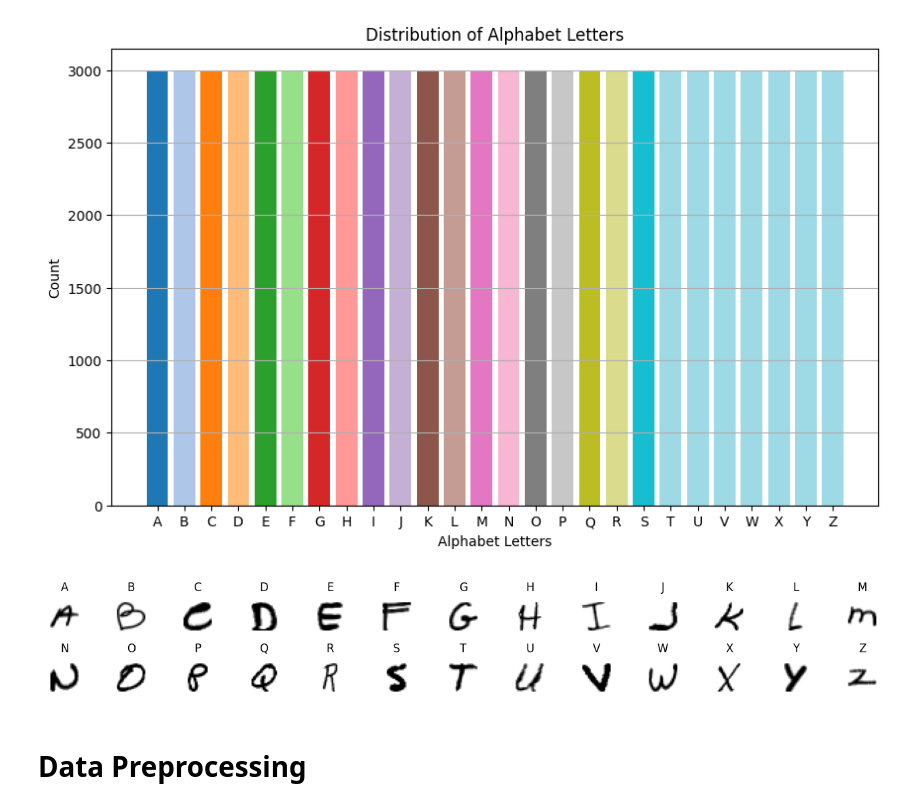
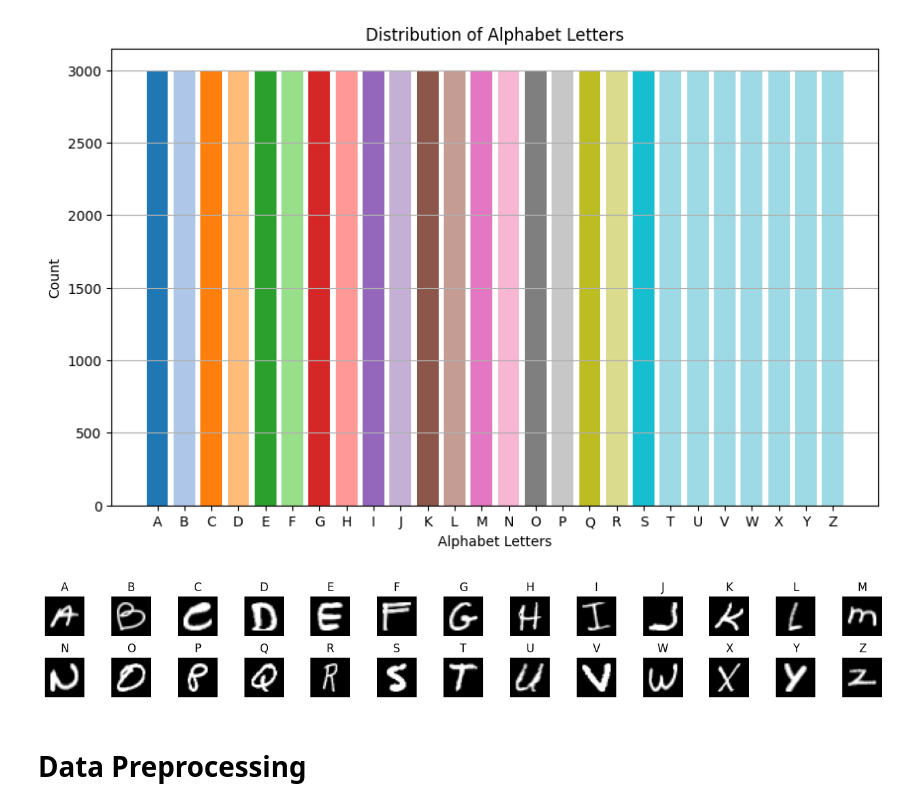
Before and after one commit to Fallennnnnn/A-Z-Uppercase-Handwriting-Recognition, a Jupyter notebook: Handwriting_Recognition_Models.ipynb, the cells around one changed output. Drawn from its saved outputs; the diff is of its cells as text; code cells hidden in the pictures.

```diff
--- a/Handwriting_Recognition_Models.ipynb
+++ b/Handwriting_Recognition_Models.ipynb
@@ -189,24 +192,24 @@ plt.show()
 # %%
 # Visualize a Sample of Alphabet Letters in Dataset
 image_samples = []
 labels = splitted_data['label'].unique()
 for label in labels:
 
     sample_row = splitted_data[splitted_data['label'] == label].sample(n=1, random_state=100)
     image_data = sample_row.iloc[:, 1:].values.reshape(28, 28)
     image_samples.append(image_data)
 
 fig, axs = plt.subplots(2, 13, figsize=(13, 2))
 
 for i, ax in enumerate(axs.flat):
-    ax.imshow(image_samples[i], cmap='binary')
+    ax.imshow(image_samples[i], cmap='gray')
     ax.axis('off')
     ax.set_title(chr(ord('A') + i))
 
 plt.tight_layout()
 plt.show()
 # %% [output]
-[figure, old version]
+[figure, new version]
 # %% [markdown]
 # Data Preprocessing
 # %%
```
Also changed, not shown: parts of 2 cells of this notebook.
